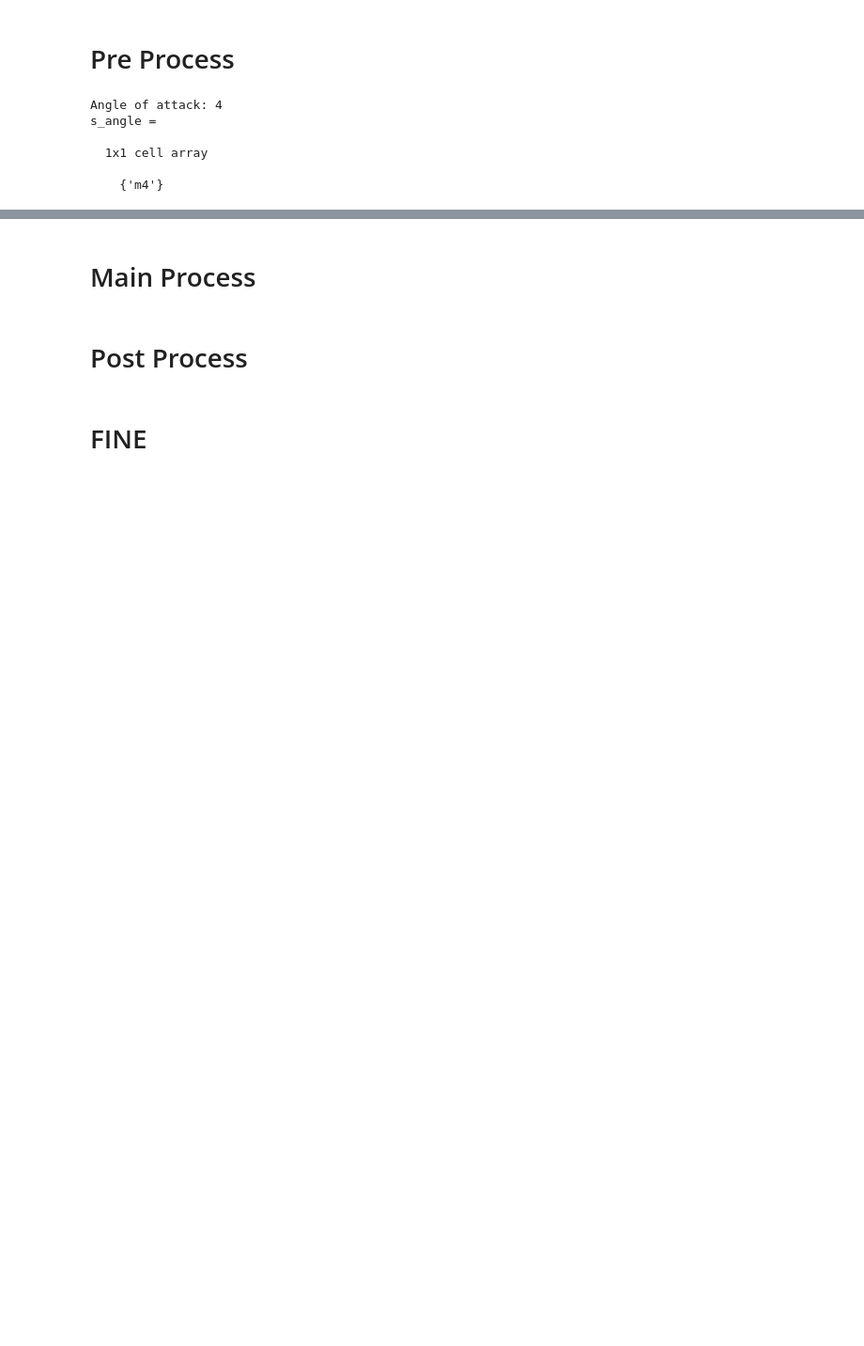
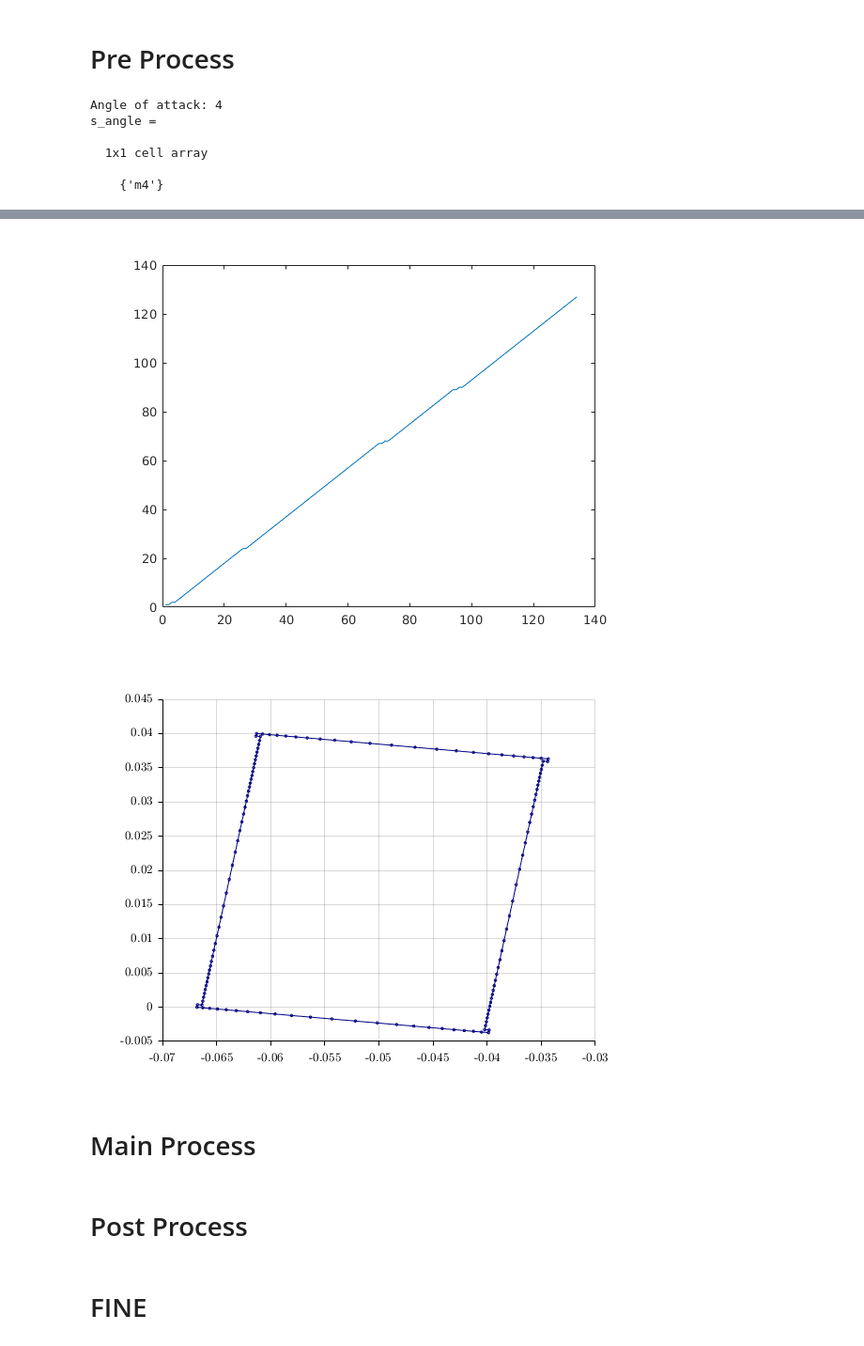
Before and after one commit to seoha0kim/openfoam_seo, a Jupyter notebook: of/org/m_cfd_of_200921.ipynb, the cells around one changed output, grey strips where cells are left out. Shown at 94% size. Cells and saved outputs as stored; diff of their text form; code cells hidden in the pictures; blank space fills up the shorter version.

```diff
--- a/of/org/m_cfd_of_200921.ipynb
+++ b/of/org/m_cfd_of_200921.ipynb
@@ -51,0 +57,2 @@ s_angle =
+# %%
+model = mphload('rib_upper_laminar_Re150.mph')
@@ -51,0 +73,4 @@ s_angle =
+# %%
+c_box1 = mpheval(model,'X','selection','box1')
+c_box2 = mpheval(model,'X','selection','box2')
+c_box3 = mpheval(model,'X','selection','box3')
@@ -51,0 +117,18 @@ s_angle =
+# %%
+id_pause = true;
+figure(1)
+for ii=1:size(c_box2.t,2)
+    id = c_box2.t(:,ii)+1;
+    x_id = c_box2.p(:,id);
+% plot(c_box1.p(1,ii),c_box1.p(2,ii),'o','MarkerSize',6-4)
+plot(x_id(1,:),x_id(2,:),'-o','MarkerSize',6-4,'Color',rgb('Navy'))
+    if id_pause
+        gcfG;gcfH;gcfLFont;gcfS;%gcfP
+        id_pause = false;
+    end
+end
+figure(2)
+plot(c_box2.ve)
+# %% [output]
+[figure, added]
+[figure, added]
```
Also changed, not shown: parts of 13 cells of this notebook, 5 other files.
